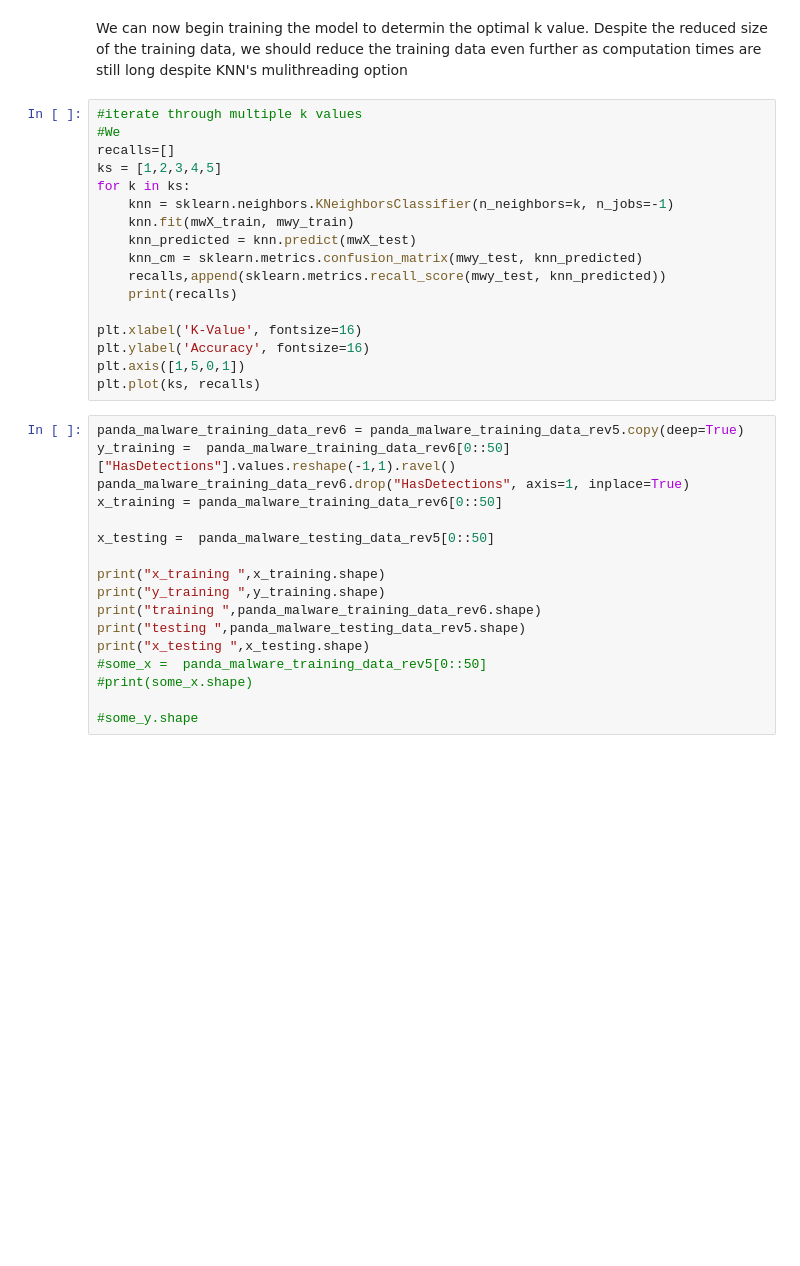
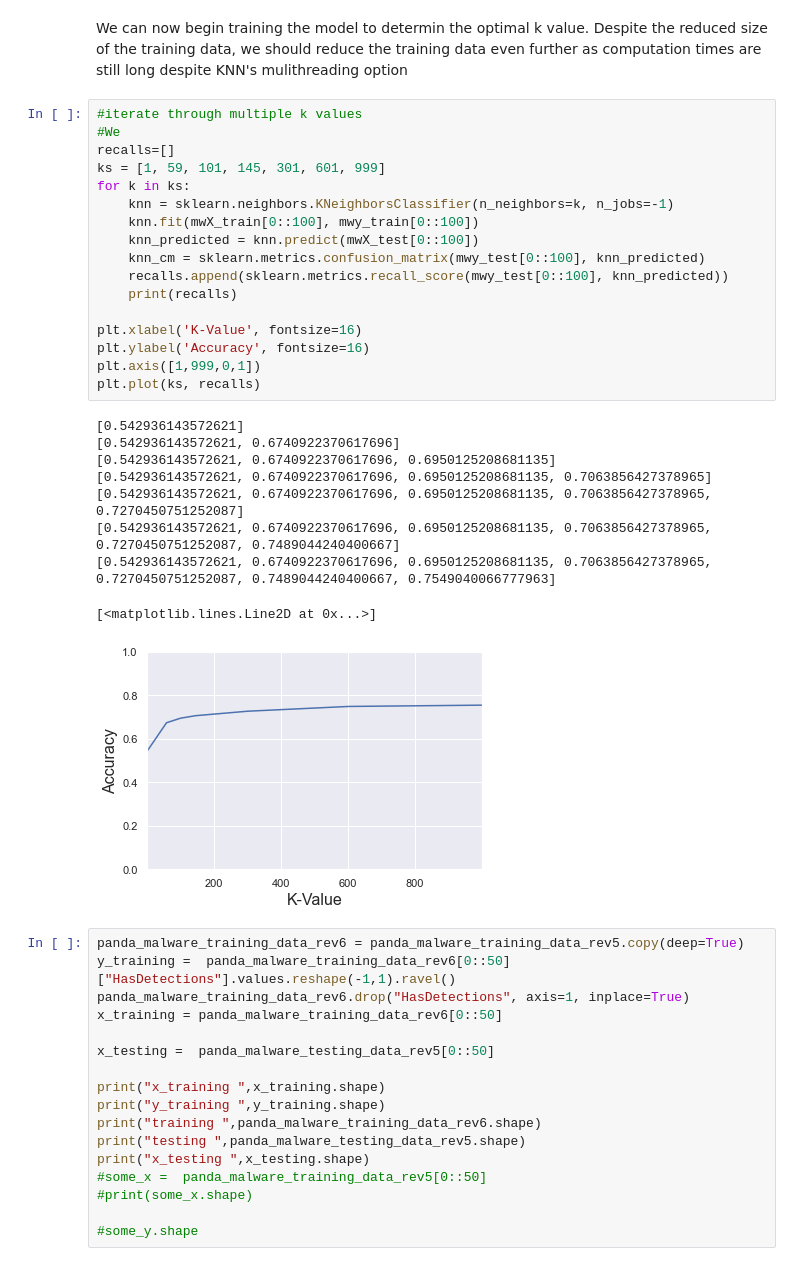
Before and after one commit to shinmantis/CSPB-3022-Final-Project, a Jupyter notebook: 3022_Rodrigo_Garcia_Final_Project.ipynb, the cells around one changed output. Drawn from its saved outputs; the diff is of its cells as text; blank space fills up the shorter version.

Commit message:
Added knn training model with KNN = 999 Optimal

```diff
--- a/3022_Rodrigo_Garcia_Final_Project.ipynb
+++ b/3022_Rodrigo_Garcia_Final_Project.ipynb
@@ -709,20 +715,30 @@ mwy_test shape:(3833894,)
 # %%
 #iterate through multiple k values
 #We
 recalls=[]
-ks = [1,2,3,4,5]
+ks = [1, 59, 101, 145, 301, 601, 999]
 for k in ks:
     knn = sklearn.neighbors.KNeighborsClassifier(n_neighbors=k, n_jobs=-1)
-    knn.fit(mwX_train, mwy_train)
-    knn_predicted = knn.predict(mwX_test)
-    knn_cm = sklearn.metrics.confusion_matrix(mwy_test, knn_predicted)
-    recalls,append(sklearn.metrics.recall_score(mwy_test, knn_predicted))
+    knn.fit(mwX_train[0::100], mwy_train[0::100])
+    knn_predicted = knn.predict(mwX_test[0::100])
+    knn_cm = sklearn.metrics.confusion_matrix(mwy_test[0::100], knn_predicted)
+    recalls.append(sklearn.metrics.recall_score(mwy_test[0::100], knn_predicted))
     print(recalls)
 
 plt.xlabel('K-Value', fontsize=16)
 plt.ylabel('Accuracy', fontsize=16)
-plt.axis([1,5,0,1])
+plt.axis([1,999,0,1])
 plt.plot(ks, recalls)
+# %% [output]
+[0.542936143572621]
+[0.542936143572621, 0.6740922370617696]
+[0.542936143572621, 0.6740922370617696, 0.6950125208681135]
+[0.542936143572621, 0.6740922370617696, 0.6950125208681135, 0.7063856427378965]
+[0.542936143572621, 0.6740922370617696, 0.6950125208681135, 0.7063856427378965, 0.7270450751252087]
+[0.542936143572621, 0.6740922370617696, 0.6950125208681135, 0.7063856427378965, 0.7270450751252087, 0.7489044240400667]
+[0.542936143572621, 0.6740922370617696, 0.6950125208681135, 0.7063856427378965, 0.7270450751252087, 0.7489044240400667, 0.7549040066777963]
+[<matplotlib.lines.Line2D at 0x...>]
+[figure, added]
 # %%
 panda_malware_training_data_rev6 = panda_malware_training_data_rev5.copy(deep=True)
 y_training =  panda_malware_training_data_rev6[0::50]["HasDetections"].values.reshape(-1,1).ravel()
```
Also changed, not shown: parts of 7 cells of this notebook.
